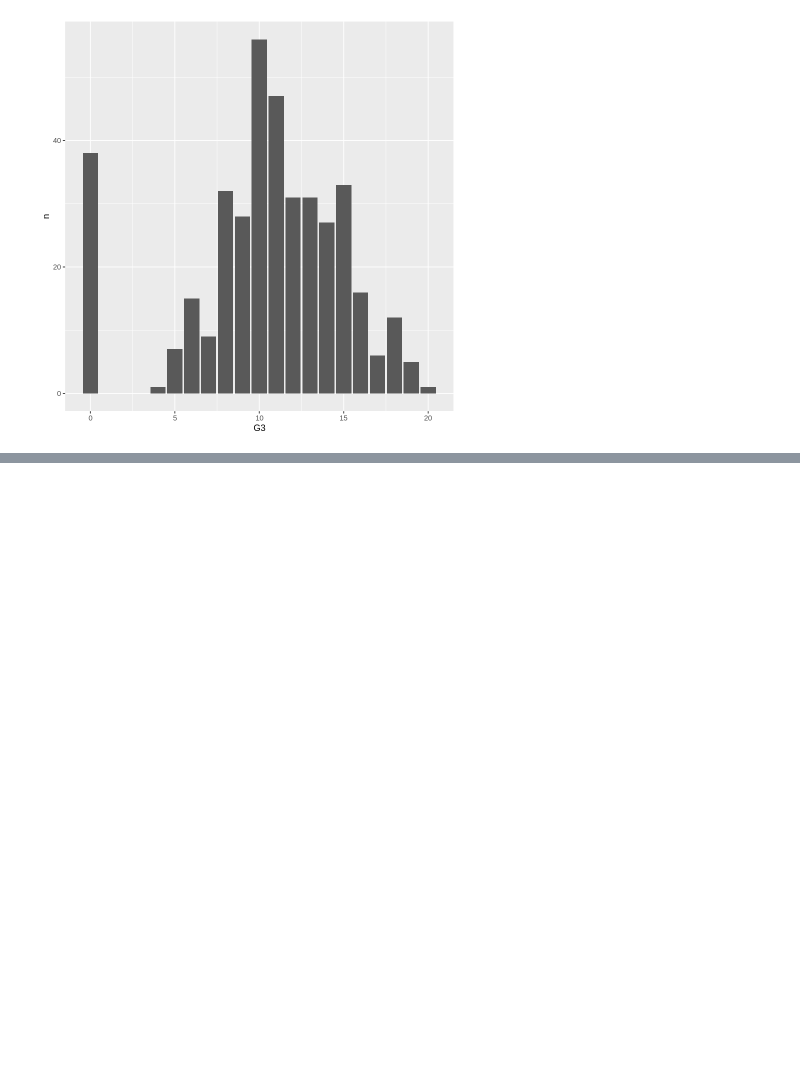
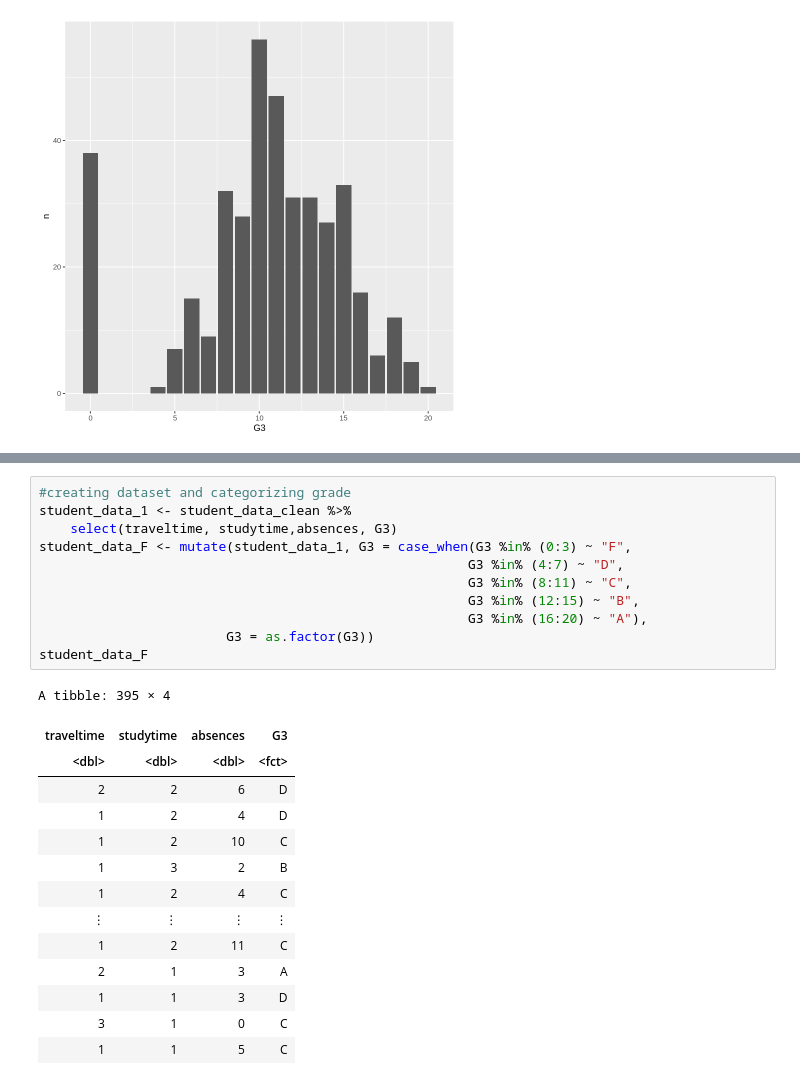
Before and after one commit to edsters78/DSCI100_Project, a Jupyter notebook: project.ipynb, the cells around one changed output, grey strips where cells are left out. Drawn from its saved outputs; the diff is of its cells as text; blank space fills up the shorter version.

```diff
--- a/project.ipynb
+++ b/project.ipynb
@@ -372,0 +206,26 @@ A tibble: 2 × 3
+# %%
+#creating dataset and categorizing grade
+student_data_1 <- student_data_clean %>%
+    select(traveltime, studytime,absences, G3)
+student_data_F <- mutate(student_data_1, G3 = case_when(G3 %in% (0:3) ~ "F",
+                                                       G3 %in% (4:7) ~ "D",
+                                                       G3 %in% (8:11) ~ "C",
+                                                       G3 %in% (12:15) ~ "B",
+                                                       G3 %in% (16:20) ~ "A"),
+                        G3 = as.factor(G3))
+student_data_F
+# %% [output]
+A tibble: 395 × 4
+| traveltime | studytime | absences | G3 |
+| <dbl> | <dbl> | <dbl> | <fct> |
+| 2 | 2 | 6 | D |
+| 1 | 2 | 4 | D |
+| 1 | 2 | 10 | C |
+| 1 | 3 | 2 | B |
+| 1 | 2 | 4 | C |
+| ⋮ | ⋮ | ⋮ | ⋮ |
+| 1 | 2 | 11 | C |
+| 2 | 1 | 3 | A |
+| 1 | 1 | 3 | D |
+| 3 | 1 | 0 | C |
+| 1 | 1 | 5 | C |
```
Also changed, not shown: parts of 13 cells of this notebook.
